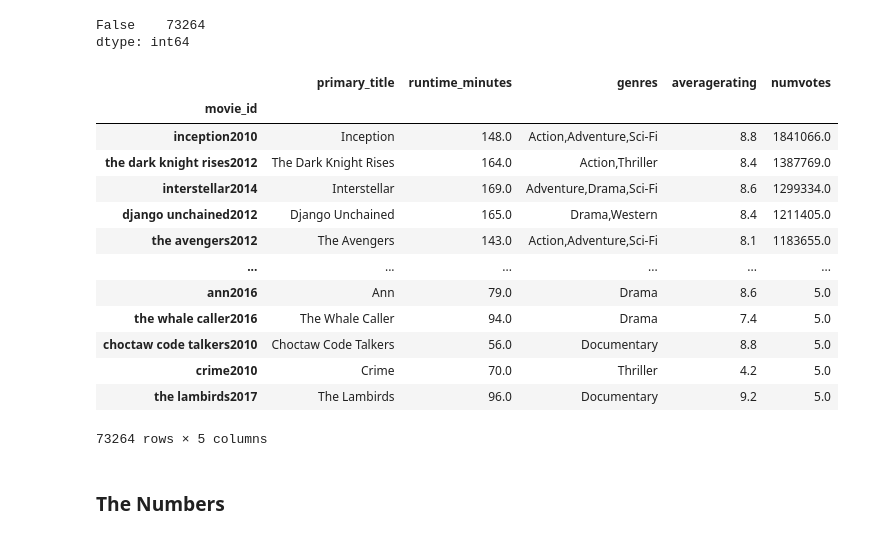
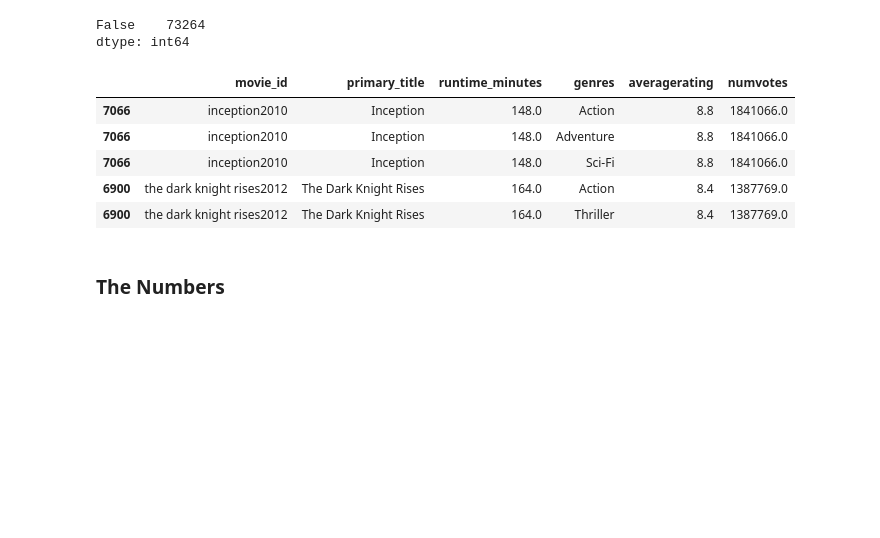
Before and after one commit to austint1121/VenusMovieAnalysis, a Jupyter notebook: Code/Matthew-Rec1.ipynb, the cells around one changed output. Drawn from its saved outputs; the diff is of its cells as text; code cells hidden in the pictures; blank space fills up the shorter version.

```diff
--- a/Code/Matthew-Rec1.ipynb
+++ b/Code/Matthew-Rec1.ipynb
@@ -70,21 +71,3 @@ imdb.duplicated('movie_id').value_counts()
 # %% [output]
 False    73264
 dtype: int64
-# %%
-# Set the index as movie_id
-imdb.set_index('movie_id')
-# %% [output]
-|  | primary_title | runtime_minutes | genres | averagerating | numvotes |
-| movie_id |  |  |  |  |  |
-| inception2010 | Inception | 148.0 | Action,Adventure,Sci-Fi | 8.8 | 1841066.0 |
-| the dark knight rises2012 | The Dark Knight Rises | 164.0 | Action,Thriller | 8.4 | 1387769.0 |
-| interstellar2014 | Interstellar | 169.0 | Adventure,Drama,Sci-Fi | 8.6 | 1299334.0 |
-| django unchained2012 | Django Unchained | 165.0 | Drama,Western | 8.4 | 1211405.0 |
-| the avengers2012 | The Avengers | 143.0 | Action,Adventure,Sci-Fi | 8.1 | 1183655.0 |
-| ... | ... | ... | ... | ... | ... |
-| ann2016 | Ann | 79.0 | Drama | 8.6 | 5.0 |
-| the whale caller2016 | The Whale Caller | 94.0 | Drama | 7.4 | 5.0 |
-| choctaw code talkers2010 | Choctaw Code Talkers | 56.0 | Documentary | 8.8 | 5.0 |
-| crime2010 | Crime | 70.0 | Thriller | 4.2 | 5.0 |
-| the lambirds2017 | The Lambirds | 96.0 | Documentary | 9.2 | 5.0 |
-73264 rows × 5 columns
@@ -93,3 +74,19 @@ imdb.set_index('movie_id')
+# %%
+# For the objective, I need to turn the 'genres' column into something more uniform
+# Split the genre column
+imdb['genres'] = imdb['genres'].str.split(',')
+
+# explode the genres column into rows for each genre
+imdb = imdb.explode('genres')
+#visually confirm expected results
+imdb.head()
+# %% [output]
+|  | movie_id | primary_title | runtime_minutes | genres | averagerating | numvotes |
+| 7066 | inception2010 | Inception | 148.0 | Action | 8.8 | 1841066.0 |
+| 7066 | inception2010 | Inception | 148.0 | Adventure | 8.8 | 1841066.0 |
+| 7066 | inception2010 | Inception | 148.0 | Sci-Fi | 8.8 | 1841066.0 |
+| 6900 | the dark knight rises2012 | The Dark Knight Rises | 164.0 | Action | 8.4 | 1387769.0 |
+| 6900 | the dark knight rises2012 | The Dark Knight Rises | 164.0 | Thriller | 8.4 | 1387769.0 |
 # %% [markdown]
 ### The Numbers
 # %%
```
Also changed, not shown: parts of 12 cells of this notebook.
